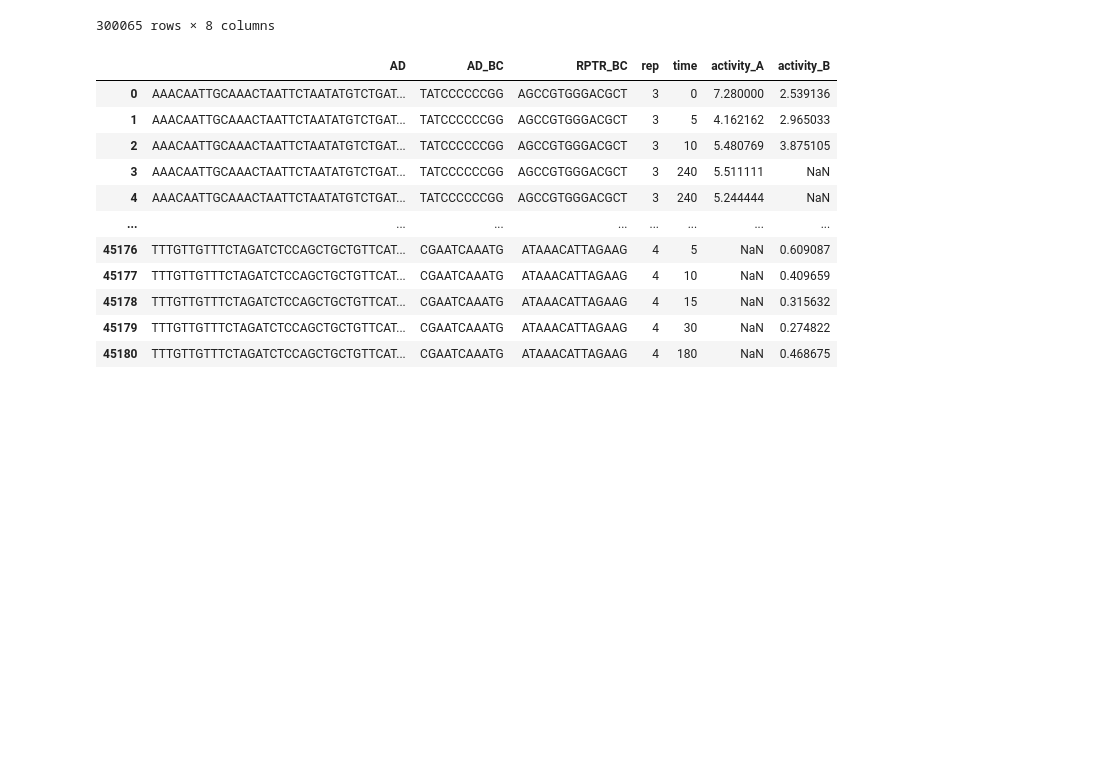
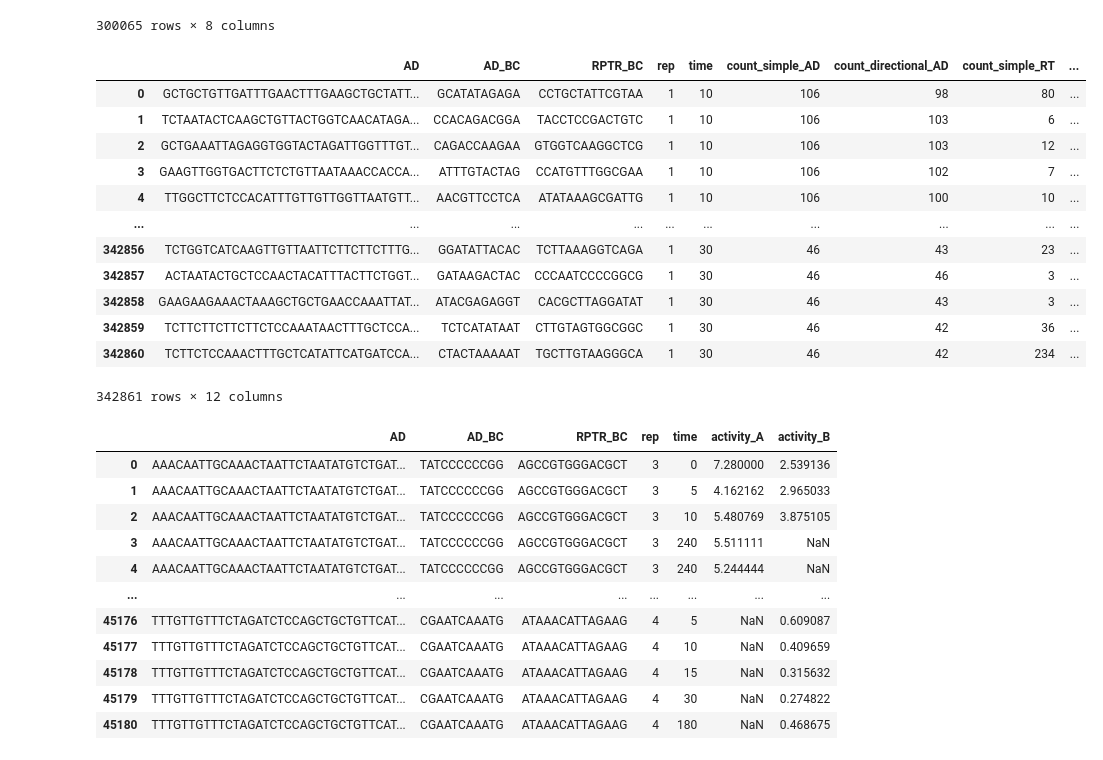
Before and after one commit to sanjanakotha/TREBL-analysis, a Jupyter notebook: notebooks/GCN4/pipeline_analysis/07_activity_score_comparison.ipynb, the cells around one changed output. Cells and saved outputs as stored; diff of their text form; code cells hidden in the pictures; blank space fills up the shorter version.

```diff
--- a/notebooks/GCN4/pipeline_analysis/07_activity_score_comparison.ipynb
+++ b/notebooks/GCN4/pipeline_analysis/07_activity_score_comparison.ipynb
@@ -56,6 +56,24 @@ yeast_pool_C_PolyT_activities
 | 387196 | TTTGTTTCTGGTACTGTTTCTCCTAAAGATTTG... | ACCCATCCAGA | AAATATTTGTCCGC | 626.0 | 4 | 180 | 389.0 | 0.621406 |
 | 387197 | TTTGTTTCTGGTACTGTTTCTCCTAAAGATTTG... | ACCCATCCAGA | AAATATTTGTCCGC | 729.0 | 4 | 240 | 595.0 | 0.816187 |
 300065 rows × 8 columns
+# %%
+yeast_pool_C_umi_activities = pd.read_csv("../../../output/GCN4_pipeline/trebl_experiment_pool_C_umi_results_per_barcode.csv", index_col = 0)
+yeast_pool_C_umi_activities["activity"] = yeast_pool_C_umi_activities["activity_directional"]
+yeast_pool_C_umi_activities
+# %% [output]
+|  | AD | AD_BC | RPTR_BC | rep | time | count_simple_AD | count_directional_AD | count_simple_RT | ... |
+| 0 | GCTGCTGTTGATTTGAACTTTGAAGCTGCTATT... | GCATATAGAGA | CCTGCTATTCGTAA | 1 | 10 | 106 | 98 | 80 | ... |
+| 1 | TCTAATACTCAAGCTGTTACTGGTCAACATAGA... | CCACAGACGGA | TACCTCCGACTGTC | 1 | 10 | 106 | 103 | 6 | ... |
+| 2 | GCTGAAATTAGAGGTGGTACTAGATTGGTTTGT... | CAGACCAAGAA | GTGGTCAAGGCTCG | 1 | 10 | 106 | 103 | 12 | ... |
+| 3 | GAAGTTGGTGACTTCTCTGTTAATAAACCACCA... | ATTTGTACTAG | CCATGTTTGGCGAA | 1 | 10 | 106 | 102 | 7 | ... |
+| 4 | TTGGCTTCTCCACATTTGTTGTTGGTTAATGTT... | AACGTTCCTCA | ATATAAAGCGATTG | 1 | 10 | 106 | 100 | 10 | ... |
+| ... | ... | ... | ... | ... | ... | ... | ... | ... | ... |
+| 342856 | TCTGGTCATCAAGTTGTTAATTCTTCTTCTTTG... | GGATATTACAC | TCTTAAAGGTCAGA | 1 | 30 | 46 | 43 | 23 | ... |
+| 342857 | ACTAATACTGCTCCAACTACATTTACTTCTGGT... | GATAAGACTAC | CCCAATCCCCGGCG | 1 | 30 | 46 | 46 | 3 | ... |
+| 342858 | GAAGAAGAAACTAAAGCTGCTGAACCAAATTAT... | ATACGAGAGGT | CACGCTTAGGATAT | 1 | 30 | 46 | 43 | 3 | ... |
+| 342859 | TCTTCTTCTTCTTCTCCAAATAACTTTGCTCCA... | TCTCATATAAT | CTTGTAGTGGCGGC | 1 | 30 | 46 | 42 | 36 | ... |
+| 342860 | TCTTCTCCAAACTTTGCTCATATTCATGATCCA... | CTACTAAAAAT | TGCTTGTAAGGGCA | 1 | 30 | 46 | 42 | 234 | ... |
+342861 rows × 12 columns
 # %%
 activities_A_B = pd.merge(yeast_pool_A_activities[["AD", "AD_BC", "RPTR_BC", "rep", "time", "activity"]],
                             yeast_pool_B_activities[["AD", "AD_BC", "RPTR_BC", "rep", "time", "activity"]],
```
Also changed, not shown: parts of 3 cells of this notebook, 28 other files.
